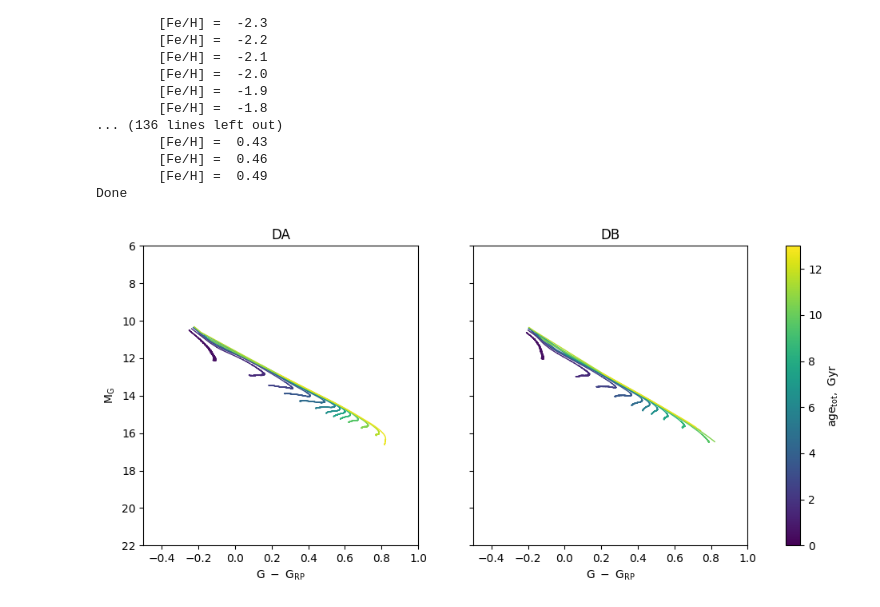
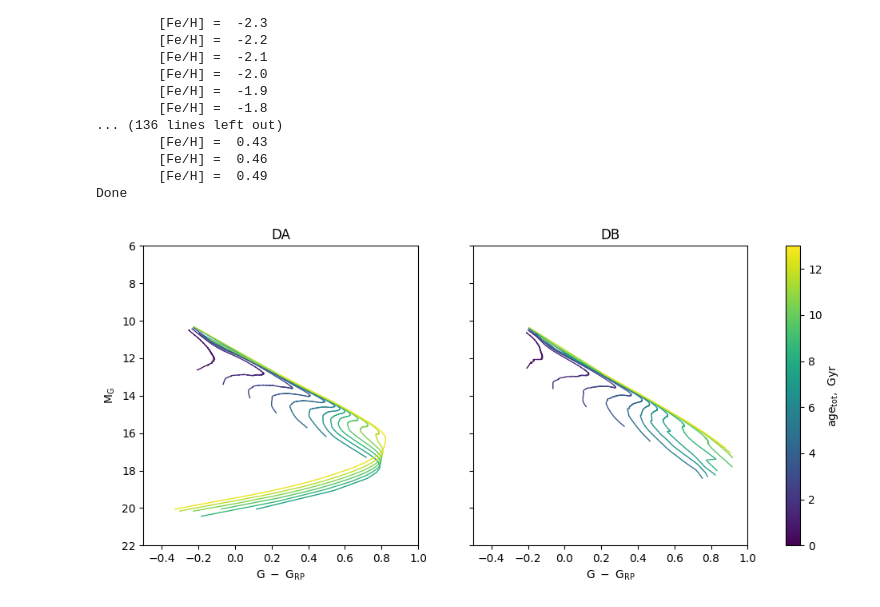
Before and after one commit to askenja/gaia-wd-fitting, a Jupyter notebook: 4a--Montreal_Interpolation.ipynb, the cells around one changed output. Saved outputs shown, nothing was run; the diff lists cells and outputs as text; code cells hidden in the pictures.

```diff
--- a/4a--Montreal_Interpolation.ipynb
+++ b/4a--Montreal_Interpolation.ipynb
@@ -684,7 +741,7 @@ for i in range(len(models)):
     for j,age in enumerate(test_ages):
 
         # Read isochrones
-        dir1 = os.path.join(base_dir,mod1[i],'interpolation_new_metgrid',
+        dir1 = os.path.join(base_dir,mod1[i],'interpolation_new_metgrid_u2',
                             'isochrones','iso_fe'+str(test_feh))
         dir2 = '../../jjmodel/jjmodel/input/isochrones/BaSTI/WD/multiband/' +\
                mod2[i] + '/' + 'iso_fe' + str(test_feh)
@@ -693,32 +750,32 @@ for i in range(len(models)):
         file2 = os.path.join(dir2,'iso_age' + str(round(age,3)) + '.txt')
 
         iso1 = np.loadtxt(file1).T
         G1 = iso1[6]
         G_RP1 = iso1[8]
         ax[i].plot(G1 - G_RP1, G1, c=colors[j], lw=1.0)
 
         try:
             iso2 = np.loadtxt(file2).T
             G2 = iso2[13]
             G_RP2 = iso2[15]
             #ax[i].plot(G2 - G_RP2, G2, c=colors[j],ls='--',lw=0.5)
         except:
             pass
 
     ax[i].set_title(mod1[i])
     ax[i].set_ylim(22,6.0)
     ax[i].set_xlim(-0.5,1.0)
     ax[i].set_xlabel(r'$\mathrm{G \ - \ G_{RP}}$')
     if i == 0:
         ax[i].set_ylabel(r'$\mathrm{M_{G}}$')
 
 fig.subplots_adjust(left=0.1, right=1.0, top=0.9, bottom=0.15)
 
 sm = mpl.cm.ScalarMappable(cmap=cmap, norm=norm)
 sm.set_array([])  # required for older matplotlib
 cax = fig.colorbar(sm, ax=ax)
 cax.set_label(r'$\mathrm{age_{tot}, \ Gyr}$')
 
-fig.savefig(os.path.join(base_dir,'iso_comparison_new_metgrid_u.png'))
+fig.savefig(os.path.join(base_dir,'iso_comparison_new_metgrid_u2.png'))
 # %% [output]
-[figure, old version]
+[figure, new version]
```
Also changed, not shown: parts of 8 cells of this notebook, 23 other files.
